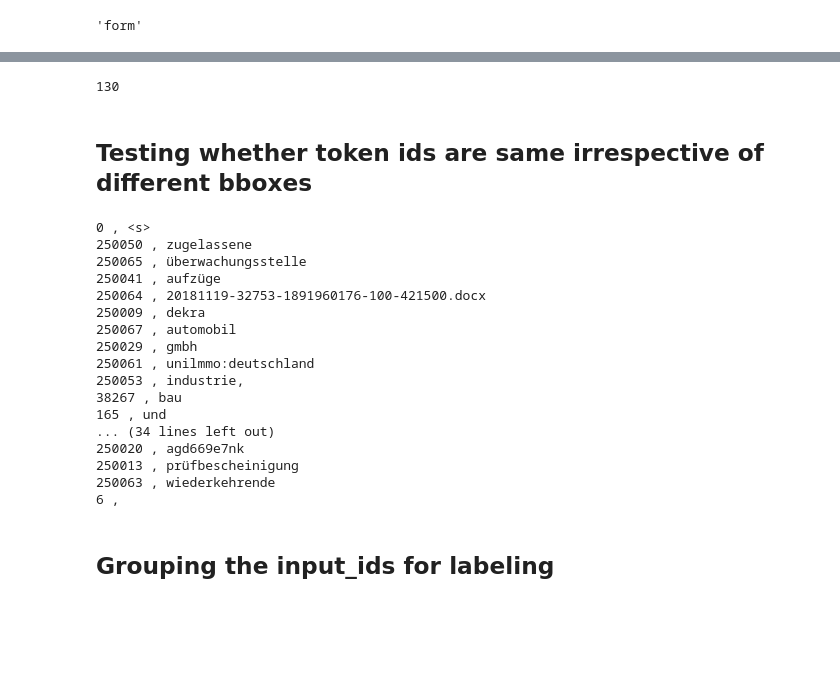
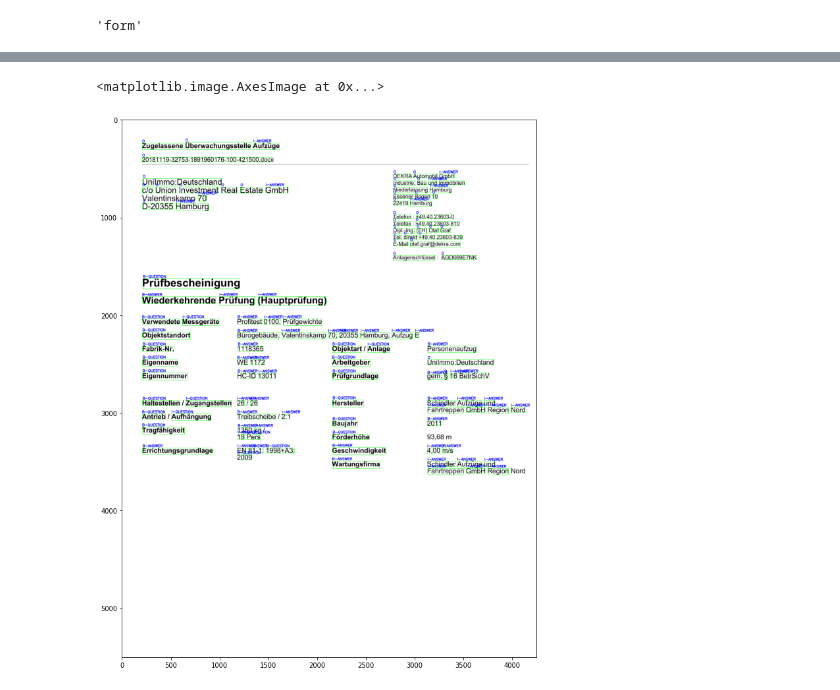
Before and after one commit to abhijit0/KIE_Syntetic_data, a Jupyter notebook: template_1/dataset_creation.ipynb, the cells around one changed output, grey strips where cells are left out. Saved outputs shown, nothing was run; the diff lists cells and outputs as text; code cells hidden in the pictures; blank space fills up the shorter version.

Commit message:
added labelling for tokens with and without extra vocab

```diff
--- a/template_1/dataset_creation.ipynb
+++ b/template_1/dataset_creation.ipynb
@@ -429,32 +440,47 @@ model.save_pretrained('layout_xlm_base_model_alt/')
-# %%
-#from transformers import AutoTokenizer, LayoutLMv2ForRelationExtraction
-tokenizer = AutoTokenizer.from_pretrained('layout_xlm_base_tokenizer_alt')
-input_ids = tokenizer.encode(text = tokens, boxes = bboxes, is_pretokenized=False)
-print(len(input_ids))
-# %% [output]
-130
-# %% [markdown]
-## Testing whether token ids are same irrespective of different bboxes
-# %%
-for id in input_ids[:50]:
-  print(f'{id} , {tokenizer.decode([id])}')
-# %% [output]
-0 , <s>
-250050 , zugelassene
-250065 , überwachungsstelle
-250041 , aufzüge
-250064 , 20181119-32753-1891960176-100-421500.docx
-250009 , dekra
-250067 , automobil
-250029 , gmbh
-250061 , unilmmo:deutschland
-250053 , industrie,
-38267 , bau
-165 , und
-... (34 lines left out)
-250020 , agd669e7nk
-250013 , prüfbescheinigung
-250063 , wiederkehrende
-6 ,
-# %% [markdown]
-## Grouping the input_ids for labeling
+# %%
+import pytesseract
+from pytesseract import Output
+import cv2
+import matplotlib.pyplot as plt
+image = cv2.imread('form2.jpg')
+pytesseract.pytesseract.tesseract_cmd = r'C://Program Files//Tesseract-OCR//tesseract.exe'
+
+results = pytesseract.image_to_data(image, output_type=Output.DICT, lang='deu')
+n_boxes = len(results['level'])
+#tokens = []
+#bboxes = []
+label_vals = {'O' : 0, 'B-QUESTION' : 1, 'B-ANSWER' : 2, 'B-HEADER' : 3, 'I-ANSWER' : 4, 'I-QUESTION' : 5, 'I-HEADER' : 6}
+label_vals_reversed = {0: 'O',  1: 'B-QUESTION',  2: 'B-ANSWER',  3: 'B-HEADER', 4 : 'I-ANSWER', 5 : 'I-QUESTION',  6 : 'I-HEADER'}
+#tokens = {'text' : [], 'bbox':[]}
+for i in range(len(bboxes)-1):
+
+	# extract the OCR text itself along with the confidence of the
+	# text localization
+    text = label_vals_reversed[labels[i]]
+
+    #conf = int(results["conf"][i])
+    #(x, y, w, h) = (d['left'][i], d['top'][i], d['width'][i], d['height'][i])
+    #cv2.rectangle(img, (x, y), (x + w, y + h), (0, 255, 0), 2)
+    #if conf > 50:
+    # display the confidence and text to our terminal
+    #tokens.append((text, [x + w, y + h]))
+    #tokens.append(text)
+    #bboxes.append([x,y,x+w, y+h])
+    #print("Confidence: {}".format(conf))
+    #print("Text: {}".format(text))
+    #print("")
+	# strip out non-ASCII text so we can draw the text on the image
+	# using OpenCV, then draw a bounding box around the text along
+	# with the text itself
+    x1,y1,x2,y2 = bboxes[i][0], bboxes[i][1], bboxes[i][2], bboxes[i][3]
+    text = "".join([c if ord(c) < 128 else "" for c in text]).strip()
+    cv2.rectangle(image, (x1, y1), (x2, y2), (0, 255, 0), 2)
+    cv2.putText(image, text, (x1, y1 - 10), cv2.FONT_HERSHEY_SIMPLEX,
+                    1.2, (0, 0, 255), 3)
+
+plt.figure(figsize = (250,15))
+plt.imshow(image)
+#cv2.waitKey(0)
+# %% [output]
+<matplotlib.image.AxesImage at 0x...>
+[figure, added]
```
Also changed, not shown: parts of 12 cells of this notebook, 1 other file.
